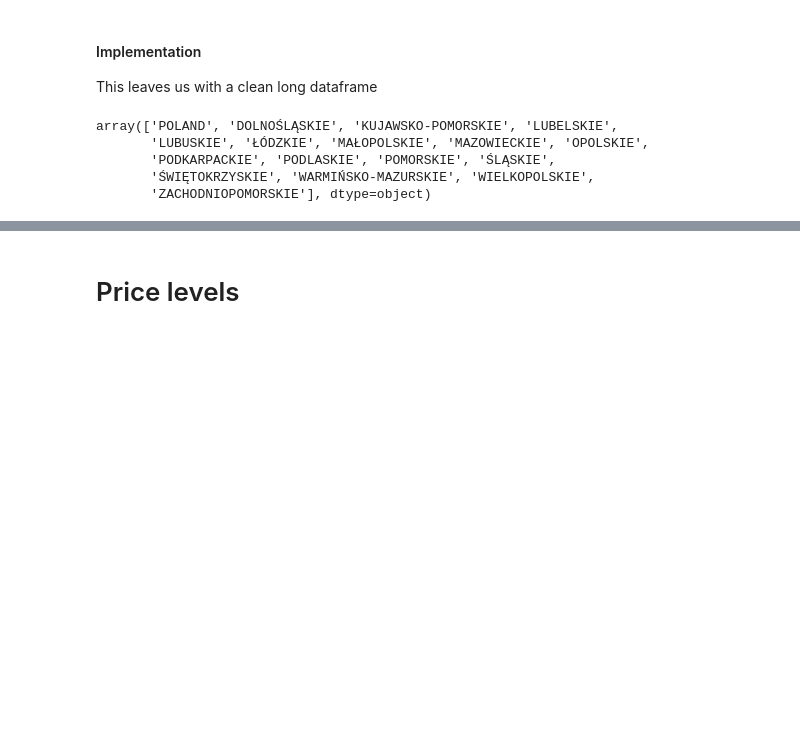
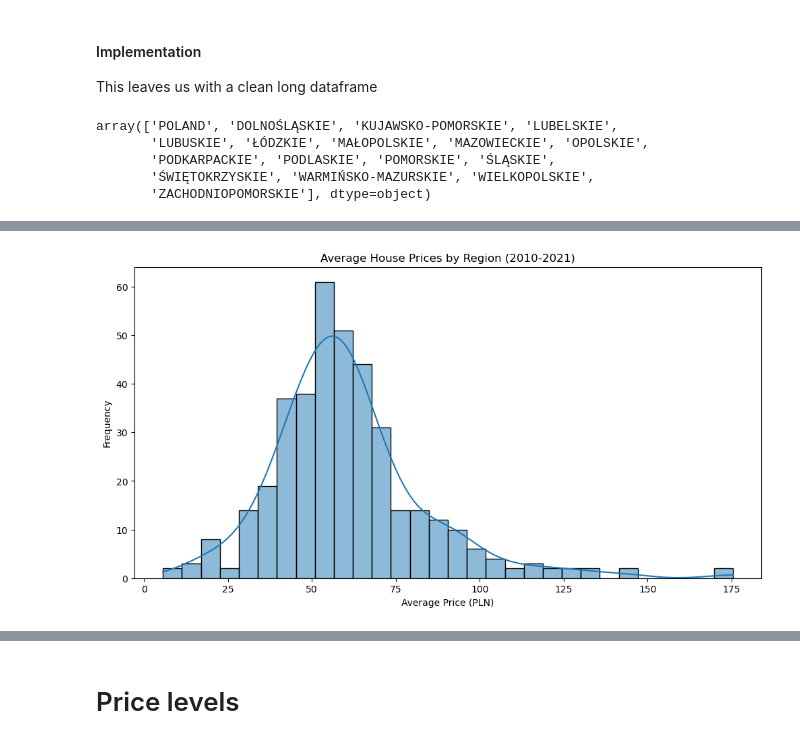
Before and after one commit to harrisonluff/Group_Project_Y3, a Jupyter notebook: notebooks/analysis/00_regional_price_index.ipynb, the cells around one changed output, grey strips where cells are left out. Saved outputs shown, nothing was run; the diff lists cells and outputs as text; code cells hidden in the pictures; blank space fills up the shorter version.

```diff
--- a/notebooks/analysis/00_regional_price_index.ipynb
+++ b/notebooks/analysis/00_regional_price_index.ipynb
@@ -93,0 +99,3 @@ sns.lineplot(data=poland_inflation, x='Date', y='Value')
+# %%
+regional_house_path = repo_root / "raw" / "00_regional_price" / "house_transactions.csv"
+houses_wide = pd.read_csv(regional_house_path,sep=';')
@@ -93,0 +141,13 @@ sns.lineplot(data=poland_inflation, x='Date', y='Value')
+# %%
+upper = 2021
+lower  = 2010
+
+houses_pre_2021 = houses[(houses['Year'] > lower) & (houses['Year'] < upper)].reset_index(drop=True)
+avg_prices_pre_2021 = houses_pre_2021.groupby(['Name'])['Price_PLN'].mean().reset_index()
+
+#some windowizing to remove extreme outliers
+avg_prices_pre_2021 = avg_prices_pre_2021[avg_prices_pre_2021['Price_PLN'] < avg_prices_pre_2021['Price_PLN'].quantile(0.999)]
+avg_prices_pre_2021 = avg_prices_pre_2021[avg_prices_pre_2021['Price_PLN'] > avg_prices_pre_2021['Price_PLN'].quantile(0.001)]
+
+
+avg_prices_pre_2021.sort_values(by='Price_PLN', ascending=False)
@@ -93,0 +168,13 @@ sns.lineplot(data=poland_inflation, x='Date', y='Value')
+# %%
+#set to out of 100 with 100 being Poland average
+poland_avg = avg_prices_pre_2021[avg_prices_pre_2021['Name'] == 'POLAND']['Price_PLN'].iloc[0]
+avg_prices_pre_2021['Price_Index'] = (avg_prices_pre_2021['Price_PLN'] / poland_avg) * 100
+# %%
+plt.figure(figsize=(12,6))
+sns.histplot(data=avg_prices_pre_2021, x='Price_Index', bins=30, kde=True)
+plt.title(f'Average House Prices by Region ({lower}-{upper})')
+plt.xlabel('Average Price (PLN)')
+plt.ylabel('Frequency')
+plt.show()
+# %% [output]
+[figure, added]
```
Also changed, not shown: parts of 18 cells of this notebook, 1 other file.
